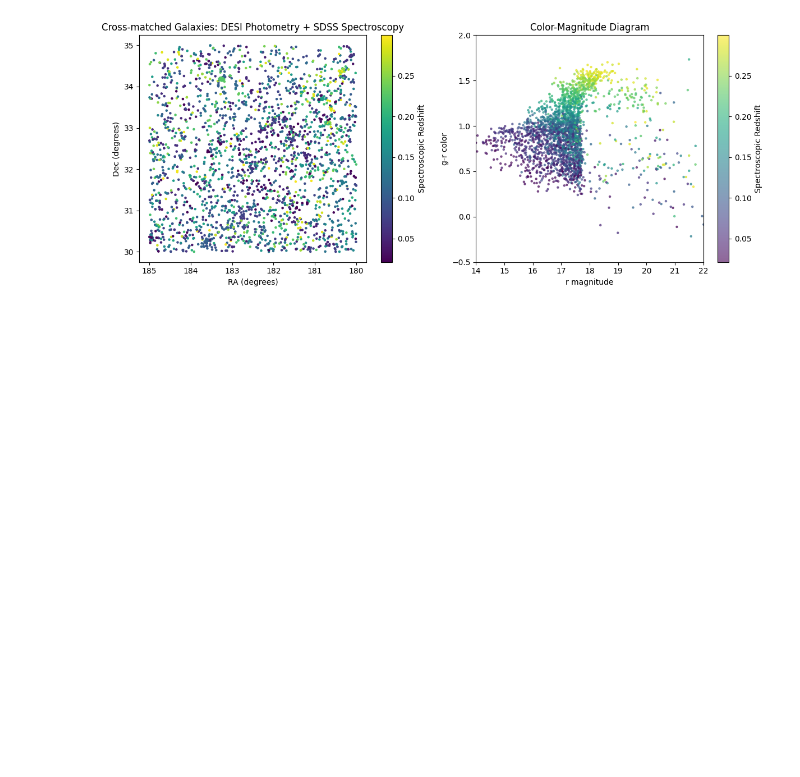
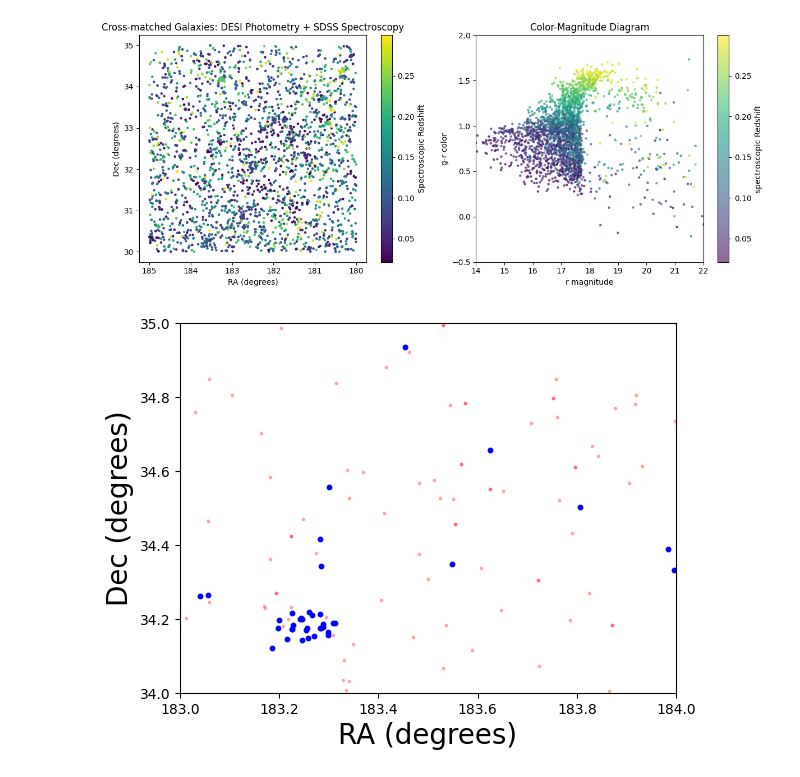
Before and after one commit to valerialopz/cosmic-web-sdss-project, a Jupyter notebook: Cosmic_Web_Project_(1).ipynb, the cells around one changed output. Saved outputs shown, nothing was run; the diff lists cells and outputs as text; code cells hidden in the pictures; blank space fills up the shorter version.

Commit message:
Jenna's function for z slice plotting, and an attempt at getting the SDSS query to work

```diff
--- a/Cosmic_Web_Project_(1).ipynb
+++ b/Cosmic_Web_Project_(1).ipynb
@@ -265 +265,25 @@ plt.show()
 #4)add cosmic slime matter density
+# %%
+
+def zSlicePlot(zMin, zMax, raMin=ra_min, raMax = ra_max, decMin = dec_min, decMax = dec_max, data = crossmatched_data):
+    '''A function to plot a z slice with given limits.
+    INPUTS:
+        zMin (float): the minimum z-value of the slice
+        zMax (float): the maximum z-value of the slice
+        raMin (float): the minimum ra of the area to display. Default is ra_min
+        raMax (float): the maximum ra of the area to display. Default is ra_max
+        decMin (float): the minimum dec of the area to display. Default is dec_min
+        decMax (float): the maximum dec of the area to display. Default is dec_max
+        data (array-like): the table of data to use. Default is the query result in crossmatched_data
+    Produces a mathplot scatterplot of the desired region, with galaxies in the z-slice in black, and others in pale red.
+    '''
+    rz = (data['redshift'] >zMin) & (data['redshift']<zMax)
+    plt.axis([raMin,raMax,decMin,decMax])
+    plt.xlabel("RA (degrees)", fontsize=20)
+    plt.ylabel("Dec (degrees)", fontsize=20)
+    plt.scatter(data['spec_ra'], data['spec_dec'],s=3,color='r',marker='o',alpha=0.25)
+    plt.scatter(data['spec_ra'][rz], data['spec_dec'][rz],s=10,color='b',marker='o')
+    plt.show()
+zSlicePlot(0.22,0.24, 183,184, 34,35)
+# %% [output]
+[figure, added]
```
Also changed, not shown: parts of 4 cells of this notebook, 1 other file.
